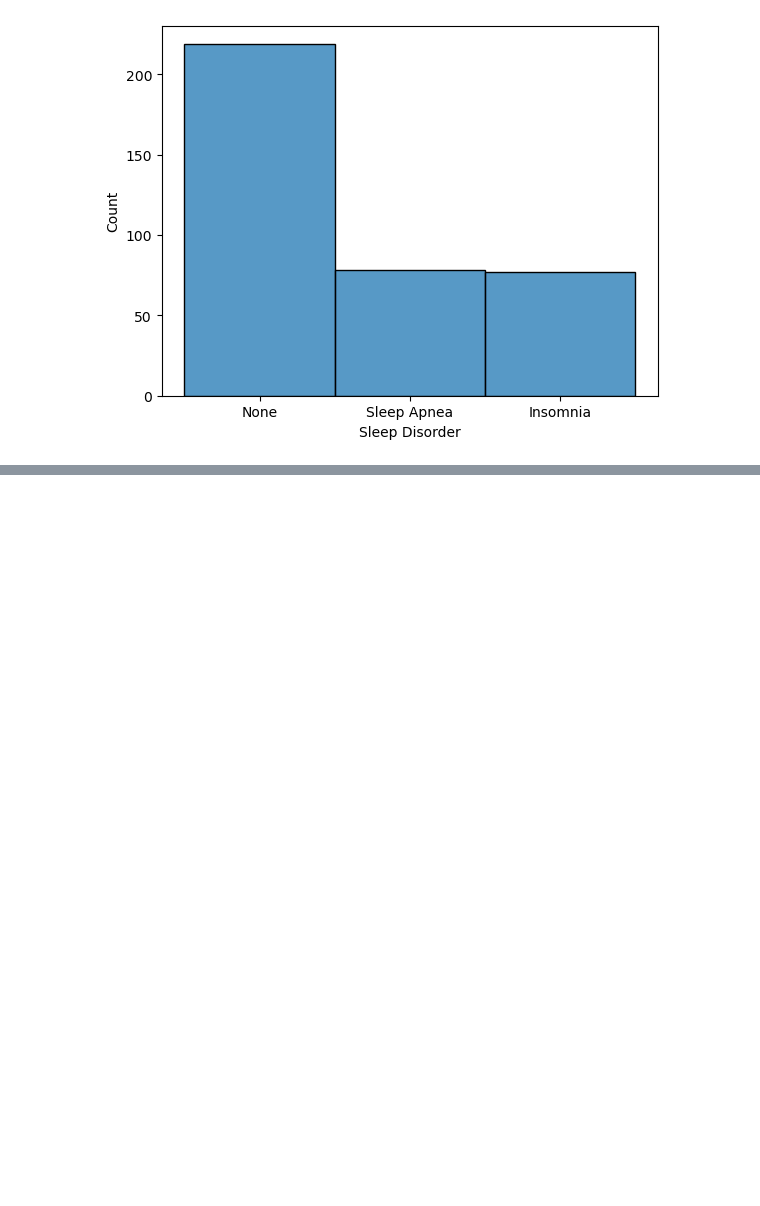
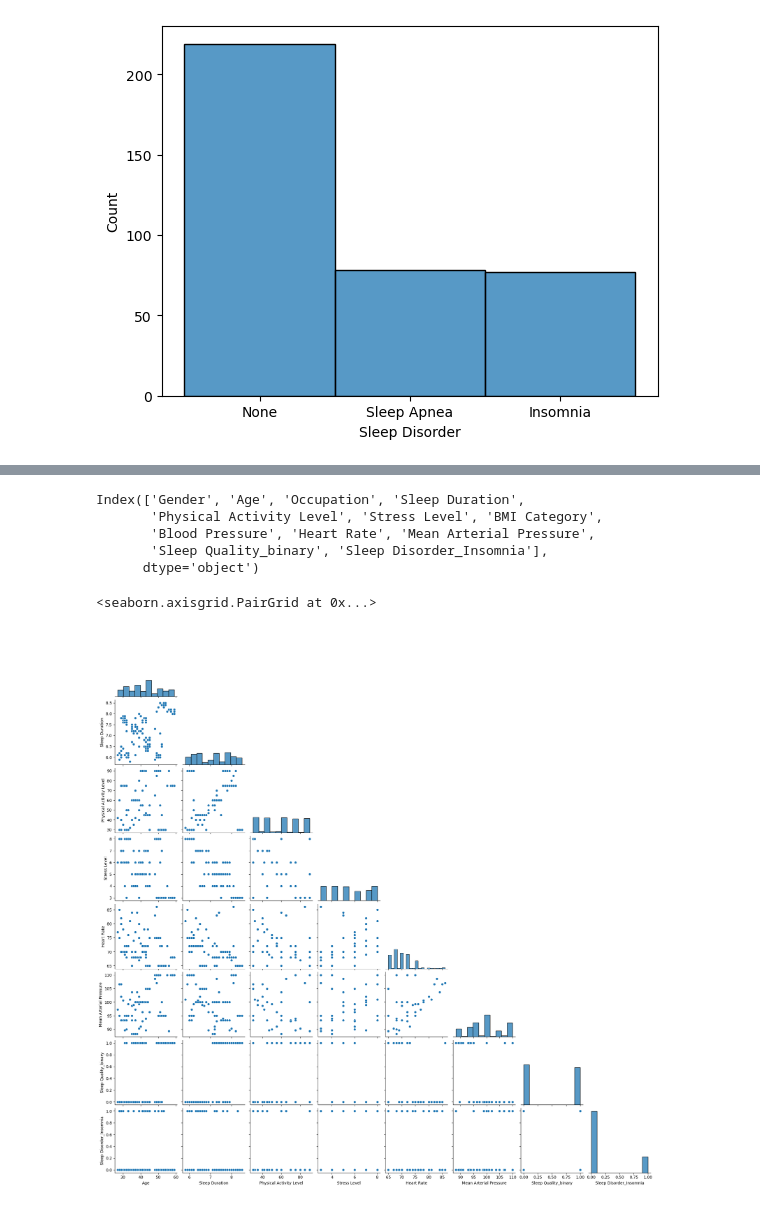
Before and after one commit to juliamuto/projeto_machine_learning_I, a Jupyter notebook: projeto.ipynb, the cells around one changed output, grey strips where cells are left out. Saved outputs shown, nothing was run; the diff lists cells and outputs as text; code cells hidden in the pictures; blank space fills up the shorter version.

```diff
--- a/projeto.ipynb
+++ b/projeto.ipynb
@@ -210,0 +255,15 @@ sns.pairplot(df_limpo, corner=True)
+# %%
+df2.drop(columns=["Person ID", "Quality of Sleep", "Daily Steps", "Sleep Disorder_Sleep Apnea"], axis=1, inplace=True)
+# %%
+df2.columns
+# %% [output]
+Index(['Gender', 'Age', 'Occupation', 'Sleep Duration',
+       'Physical Activity Level', 'Stress Level', 'BMI Category',
+       'Blood Pressure', 'Heart Rate', 'Mean Arterial Pressure',
+       'Sleep Quality_binary', 'Sleep Disorder_Insomnia'],
+      dtype='object')
+# %%
+sns.pairplot(df2, corner=True)
+# %% [output]
+<seaborn.axisgrid.PairGrid at 0x...>
+[figure, added]
```
Also changed, not shown: parts of 15 cells of this notebook.
